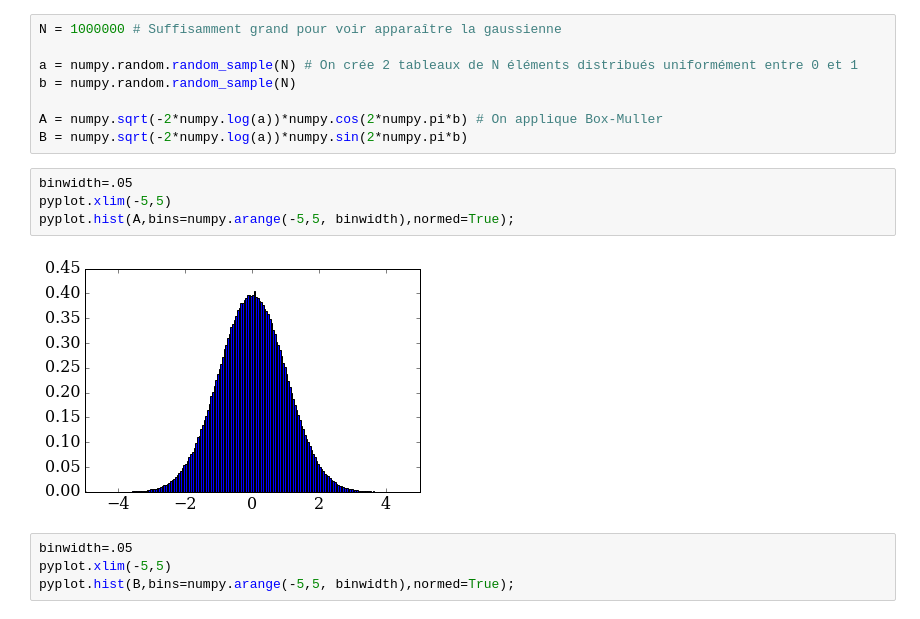
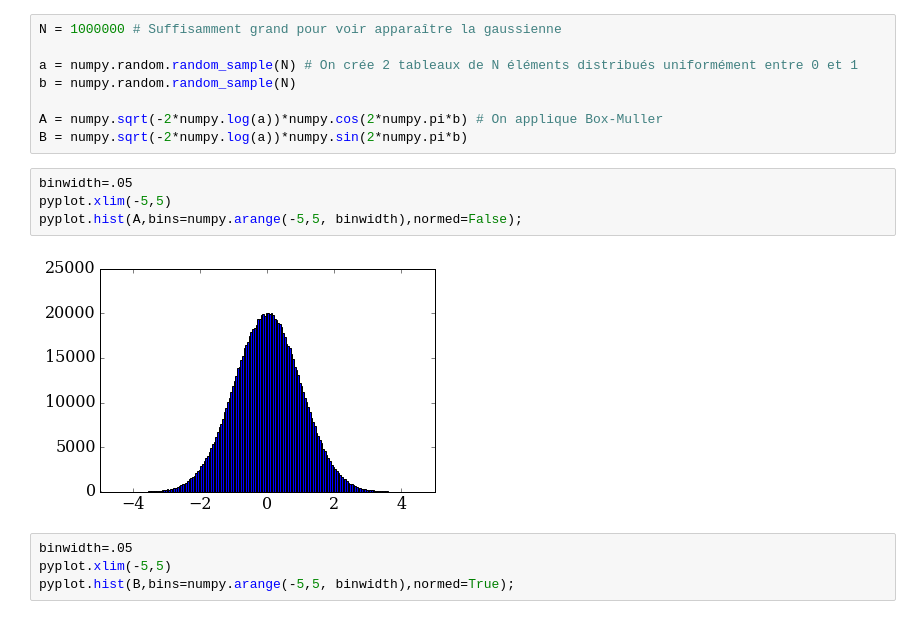
Before and after one commit to Regaban/numerical-mooc, a Jupyter notebook: working/Module 6 - THE LAST ONE.ipynb, the cells around one changed output. Drawn from its saved outputs; the diff is of its cells as text.

```diff
--- a/working/Module 6 - THE LAST ONE.ipynb
+++ b/working/Module 6 - THE LAST ONE.ipynb
@@ -161,9 +161,9 @@ B = numpy.sqrt(-2*numpy.log(a))*numpy.sin(2*numpy.pi*b)
 # %%
 binwidth=.05
 pyplot.xlim(-5,5)
-pyplot.hist(A,bins=numpy.arange(-5,5, binwidth),normed=True);
+pyplot.hist(A,bins=numpy.arange(-5,5, binwidth),normed=False);
 # %% [output]
-[figure, old version]
+[figure, new version]
 # %%
 binwidth=.05
 pyplot.xlim(-5,5)
```
Also changed, not shown: parts of 24 cells of this notebook.
